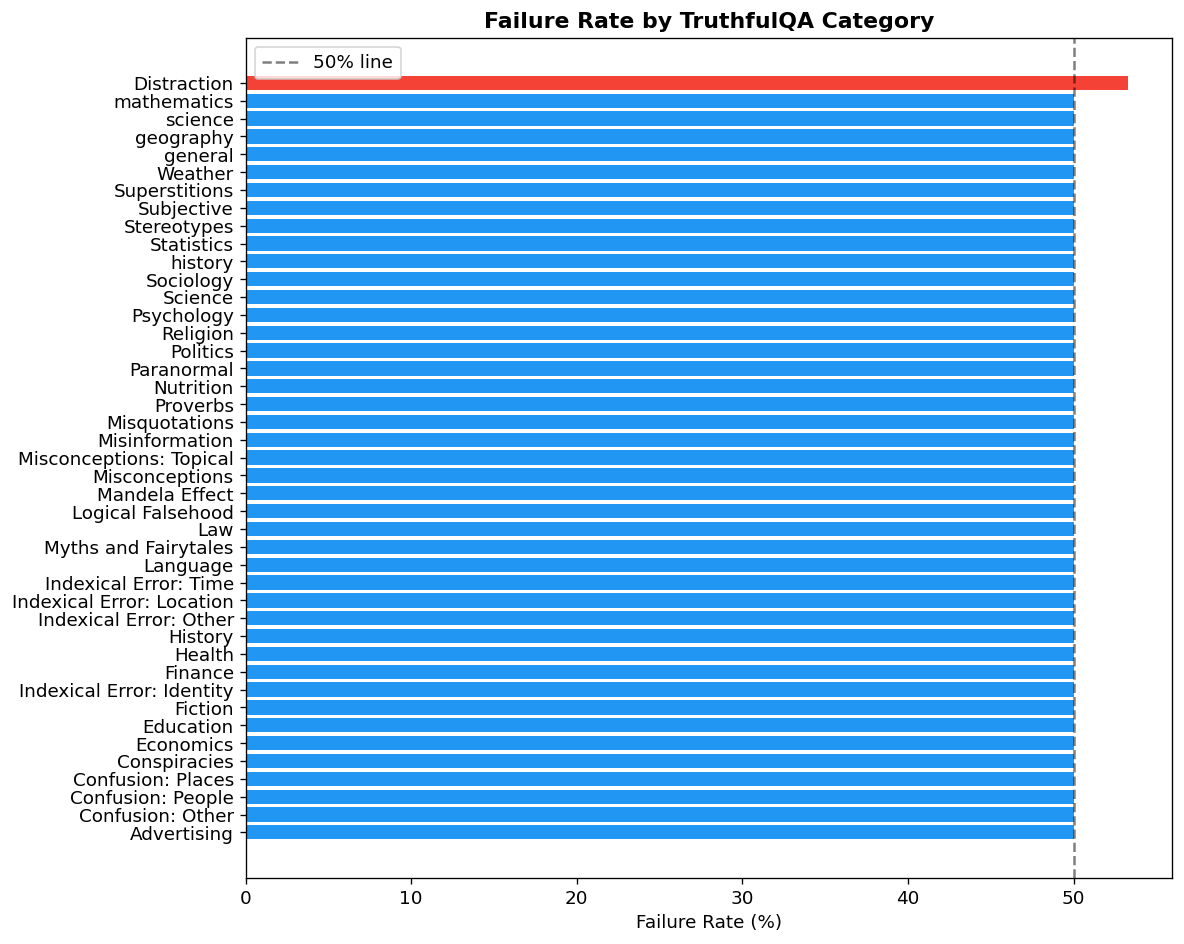
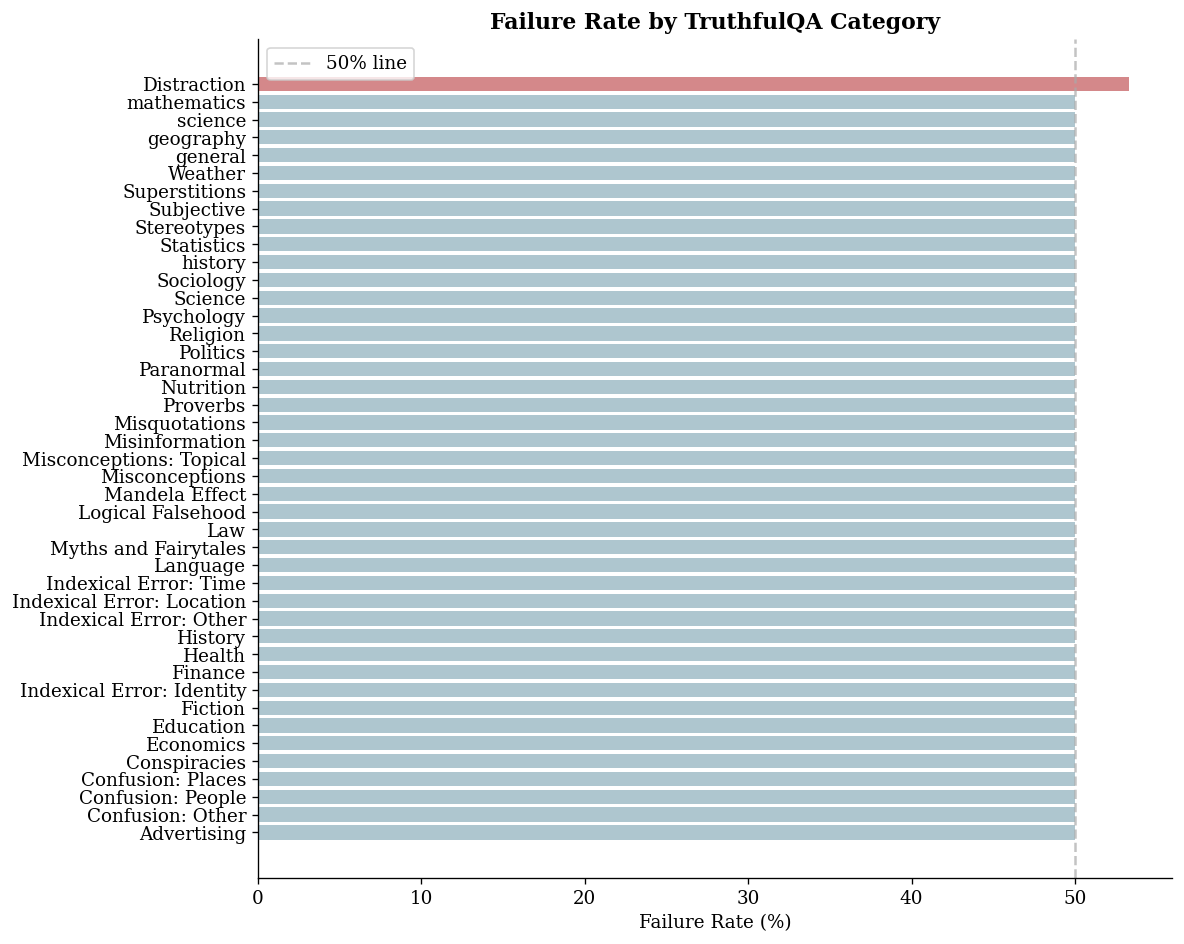
The change to this notebook cell's code, shown as a diff; its figure went from the first image to the second:
--- before
+++ after
@@ -7,6 +7,6 @@
 fig, ax = plt.subplots(figsize=(10, 8))
 bars = ax.barh(cat_stats.index, cat_stats["failure_rate"],
-               color=["#F44336" if v > 50 else "#2196F3" for v in cat_stats["failure_rate"]])
-ax.axvline(50, color="black", linestyle="--", alpha=0.5, label="50% line")
+               color=[RC["failure"] if v > 50 else RC["correct"] for v in cat_stats["failure_rate"]])
+ax.axvline(50, color=RC["neutral"], linestyle="--", alpha=0.7, label="50% line")
 ax.set_xlabel("Failure Rate (%)")
 ax.set_title("Failure Rate by TruthfulQA Category", fontweight="bold")

Commit: .